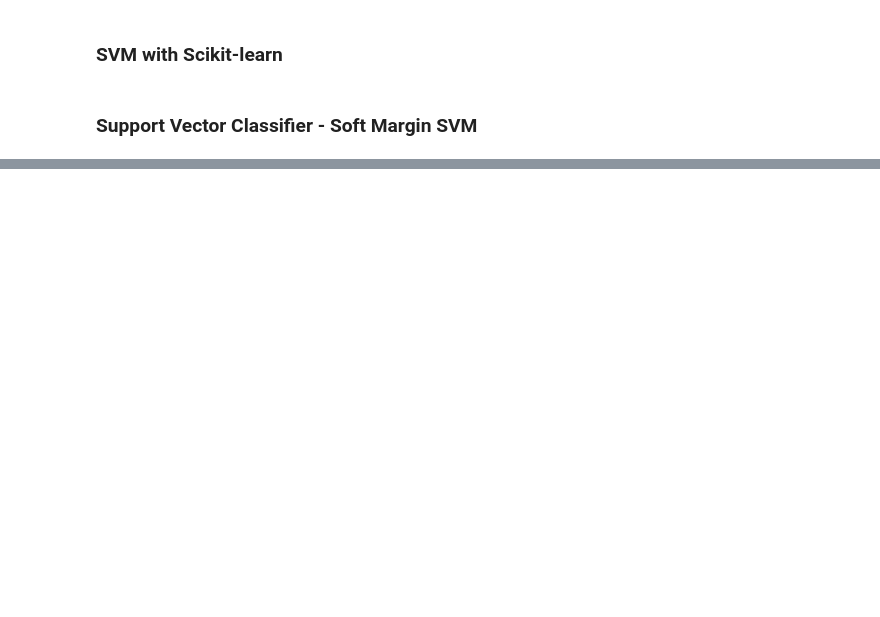
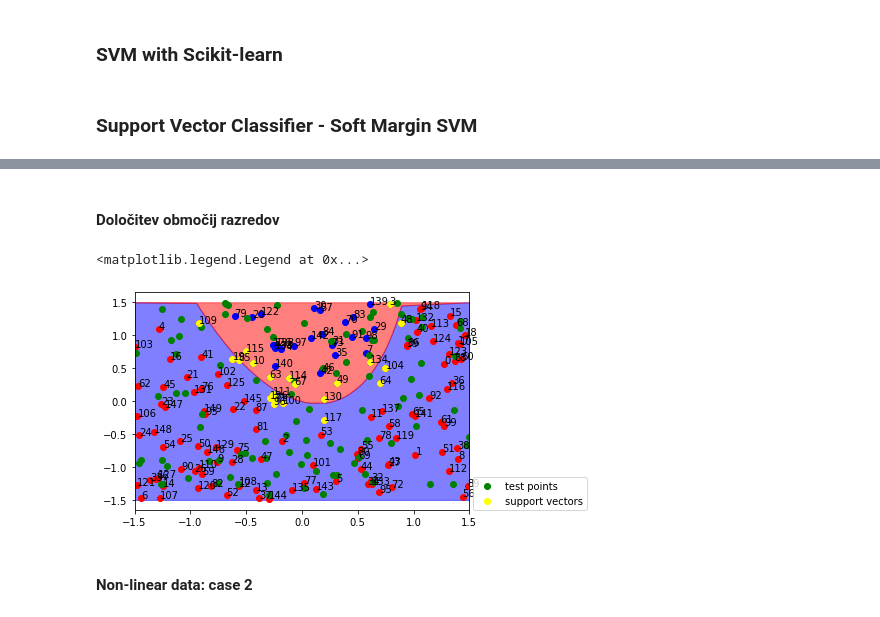
Before and after one commit to TimVrtac/Machine-Learining-Study, a Jupyter notebook: Chapter 9 - SVM.ipynb, the cells around one changed output, grey strips where cells are left out. Drawn from its saved outputs; the diff is of its cells as text; code cells hidden in the pictures; blank space fills up the shorter version.

```diff
--- a/Chapter 9 - SVM.ipynb
+++ b/Chapter 9 - SVM.ipynb
@@ -370,0 +330,16 @@ plt.legend(loc=(1.01,0))
+# %% [markdown]
+#### Določitev območij razredov
+# %%
+n = 300
+X1_test_vals = np.linspace(-1.5, 1.5, n)
+X2_test_vals = np.linspace(-1.5, 1.5, n)
+predictions_ = np.zeros((X1_test_vals.shape[0],X2_test_vals.shape[0]))
+test_set = np.zeros((X1_test_vals.shape[0],X2_test_vals.shape[0],2))
+for i in range(X1_test_vals.shape[0]):
+    for j in range(X2_test_vals.shape[0]):
+        test_set[i,j,:] = np.array((X1_test_vals[i], X2_test_vals[j]))
+test_set = test_set.reshape((n*n,2))
+# %%
+err = 1e-2
+grid_vals = svm_soft_M.get_SVM_val(test_set).reshape((n,n))
+hyperplane_data = np.where((grid_vals<err)&(grid_vals>-1*err))
@@ -370,0 +352,18 @@ plt.legend(loc=(1.01,0))
+# %%
+x_min=-1.5
+x_max=1.5
+plt.xlim(x_min,x_max)
+plt.fill_between((hyperplane_points[:,0]), hyperplane_points[:,1], -1.5, color='blue', alpha=.5)
+plt.fill_between((hyperplane_points[:,0]), hyperplane_points[:,1], 1.5, color='red', alpha=.5)
+for i in range(X.shape[0]):
+    plt.scatter(X[i,0], X[i,1], c=class_color[i])
+    plt.annotate(i, (X[i,0], X[i,1]))
+x1_values = np.linspace(-1.5,1.5,n)
+plt.scatter(X_test[:,0], X_test[:,1], c='green', label='test points')
+plt.scatter(X[(svm_soft_M.alphas>1e-3).flatten(), 0], X[(svm_soft_M.alphas>1e-3).flatten(), 1], color='yellow', label='support vectors')
+plt.legend(loc=(1.01,0))
+# %% [output]
+<matplotlib.legend.Legend at 0x...>
+[figure, added]
+# %% [markdown]
+####  Non-linear data: case 2
```
Also changed, not shown: parts of 66 cells of this notebook, 1 other file.
